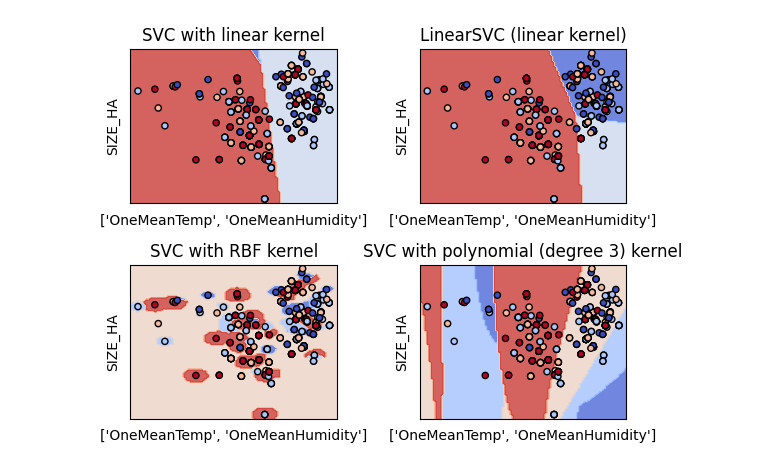
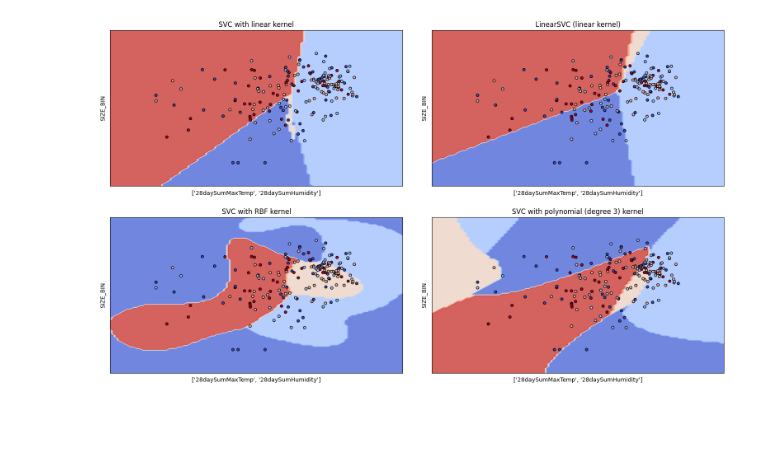
Before and after one commit to NouranEmad16/MLweatherForestFire, a Jupyter notebook: Model_SVM.ipynb, the cells around one changed output. Drawn from its saved outputs; the diff is of its cells as text; code cells hidden in the pictures; blank space fills up the shorter version.

```diff
--- a/Model_SVM.ipynb
+++ b/Model_SVM.ipynb
@@ -98,0 +219,11 @@ OneMonth                428
+# %%
+# group the fires with same utc and average the N day columns
+dfFWEW = dfFWEW.groupby(['utc', 'YEAR', 'MONTH', 'DAY'], as_index=False).agg({'SIZE_HA':['sum'],
+                                                     '7daySumMaxTemp':['mean'], '7daySumHumidity':['mean'], '7daySumPrecip':['mean'],
+                                                     '14daySumMaxTemp':['mean'], '14daySumHumidity':['mean'], '14daySumPrecip':['mean'],
+                                                     '21daySumMaxTemp':['mean'], '21daySumHumidity':['mean'], '21daySumPrecip':['mean'],
+                                                     '28daySumMaxTemp':['mean'], '28daySumHumidity':['mean'], '28daySumPrecip':['mean'],
+                                                     '35daySumMaxTemp':['mean'], '35daySumHumidity':['mean'], '35daySumPrecip':['mean'],
+                                                     '42daySumMaxTemp':['mean'], '42daySumHumidity':['mean'], '42daySumPrecip':['mean'],
+                                                     '49daySumMaxTemp':['mean'], '49daySumHumidity':['mean'], '49daySumPrecip':['mean'],
+                                                     '56daySumMaxTemp':['mean'], '56daySumHumidity':['mean'], '56daySumPrecip':['mean']})
@@ -99,3 +252,5 @@ OneMonth                428
+# %%
+dfEval = dfFWEW
 # %%
 # randomly select 6 years from 2010-2019 for training
 dfTrain = dfEval[dfEval['YEAR'].isin([2010, 2011, 2012, 2013, 2014, 2015, 2016])]
@@ -180,4 +343,5 @@ dfTrainScaled = dfTrainScaled.drop(columns=['MONTH', 'OneMonth', 'OneYear', 'Two
 # %%
+dfTrainScaled['SIZE_HA'] = np.log(dfTrainScaled['SIZE_HA'])
 # regularize y values using z score
 dfTrainScaled = (dfTrainScaled - dfTrainScaled.mean()) / dfTrainScaled.std()
 # set max value to 3 zscore
@@ -227,0 +422,5 @@ dfall['SIZE_HA'] = Y_train
+# %%
+dfTemp = pd.DataFrame()
+dfTemp['SIZE_HA'] = dfTrainScaled['SIZE_HA'].copy(deep=True)
+# categorize size_ha into 4 classes by quantile
+dfTrainScaled['SIZE_BIN'] = pd.qcut(dfTemp['SIZE_HA'], 4, labels=False)
@@ -254,43 +453,46 @@ X_train_select_means_one = X_train_means_one[['OneMeanTemp', 'OneMeanHumidity' ]
 # %%
-C = 1.0  # SVM regularization parameter
+C = 0.9  # SVM regularization parameter
 models = (
-    svm.SVC(kernel="linear", C=C),
-    svm.LinearSVC(C=C, max_iter=1000),
-    svm.SVC(kernel="rbf", gamma=0.7, C=C),
-    svm.SVC(kernel="poly", degree=3, gamma="auto", C=C),
+    svm.SVC(kernel="linear", C=C, decision_function_shape='ovo'),
+    svm.LinearSVC(C=C, max_iter=10000),
+    svm.SVC(kernel="rbf", gamma=0.7, C=C, decision_function_shape='ovo'),
+    svm.SVC(kernel="poly", degree=3, gamma="auto", C=C, decision_function_shape='ovo'),
 )
-models = (clf.fit(X_train_select_means_one, Y_train_discrete) for clf in models)
+dfTemp = pd.DataFrame()
+dfTemp['28daySumMaxTemp'] = dfTrainScaled['28daySumMaxTemp'].copy(deep=True)
+dfTemp['28daySumHumidity'] = dfTrainScaled['28daySumHumidity'].copy(deep=True)
+models = (clf.fit(dfTemp, dfTrainScaled['SIZE_BIN']) for clf in models)
 
 # title for the plots
 titles = (
     "SVC with linear kernel",
     "LinearSVC (linear kernel)",
     "SVC with RBF kernel",
     "SVC with polynomial (degree 3) kernel",
 )
 
 # Set-up 2x2 grid for plotting.
-fig, sub = plt.subplots(2, 2)
-plt.subplots_adjust(wspace=0.4, hspace=0.4)
+fig, sub = plt.subplots(2, 2, figsize=(19.20, 10.80))
+plt.subplots_adjust(wspace=0.1, hspace=0.2)
 
-X0, X1 = X_train_select_means_one['OneMeanTemp'].to_numpy(), X_train_select_means_one['OneMeanHumidity'].to_numpy()
+X0, X1 = dfTemp['28daySumMaxTemp'], dfTemp['28daySumHumidity']
 
 for clf, title, ax in zip(models, titles, sub.flatten()):
     disp = DecisionBoundaryDisplay.from_estimator(
         clf,
-        X_train_select_means_one,
+        dfTemp,
         response_method="predict",
         cmap=plt.cm.coolwarm,
         alpha=0.8,
         ax=ax,
-        xlabel=['OneMeanTemp', 'OneMeanHumidity'],
-        ylabel="SIZE_HA",
+        xlabel=['28daySumMaxTemp', '28daySumHumidity'],
+        ylabel="SIZE_BIN",
     )
-    ax.scatter(X0, X1, c=Y_train_discrete, cmap=plt.cm.coolwarm, s=20, edgecolors="k")
+    ax.scatter(X0, X1, c=dfTrainScaled['SIZE_BIN'], cmap=plt.cm.coolwarm, s=20, edgecolors="k")
     ax.set_xticks(())
     ax.set_yticks(())
     ax.set_title(title)
 
 plt.show()
 # %% [output]
-[figure, old version]
+[figure, new version]
```
Also changed, not shown: parts of 43 cells of this notebook.
